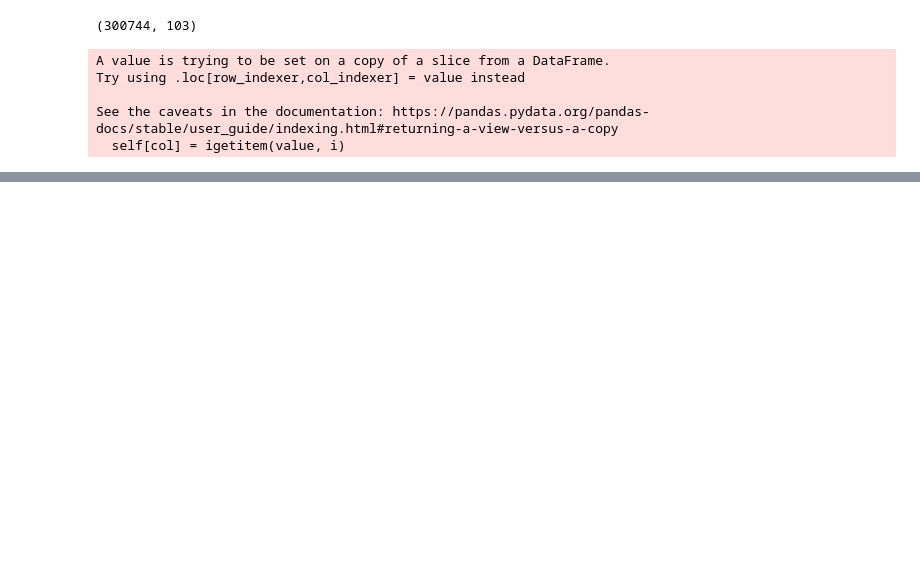
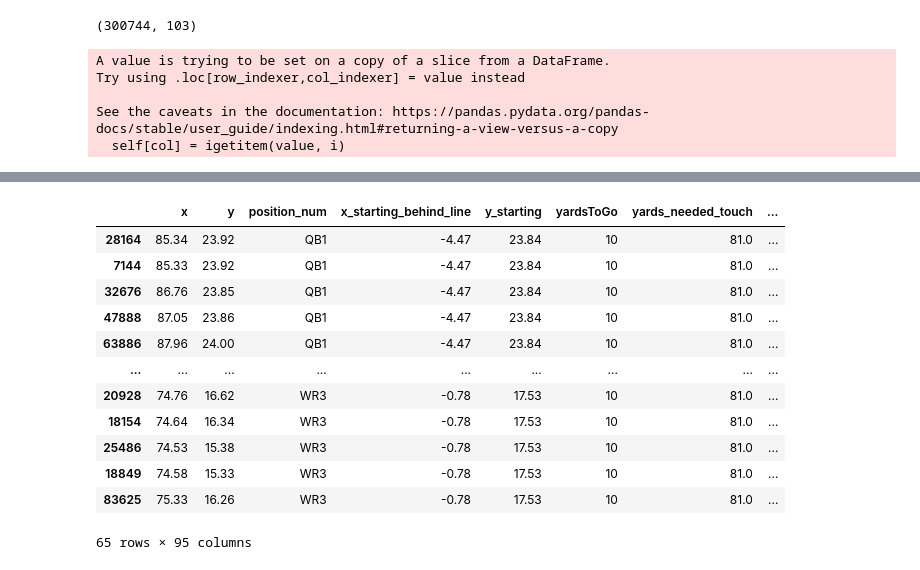
Before and after one commit to andrewbakert/NFL_Pass_Pred, a Jupyter notebook: route_pred.ipynb, the cells around one changed output, grey strips where cells are left out. Drawn from its saved outputs; the diff is of its cells as text; code cells hidden in the pictures; blank space fills up the shorter version.

```diff
--- a/route_pred.ipynb
+++ b/route_pred.ipynb
@@ -456,0 +332,25 @@ X_test_trans @ results_x.conf_int(alpha=0.05)
+# %%
+play1_test = play1_test[cols_chosen + ['playId', 'gameId', 'absoluteYardlineNumber']]
+# %%
+X_play1 = play1_test.drop(['x', 'y', 'playId', 'gameId', 'absoluteYardlineNumber'], axis=1)
+y_play1 = play1_test[['x', 'y']]
+# %%
+X_play1_tran = full_pipe.transform(X_play1)
+# %%
+play1_test[['x_pred', 'y_pred']] = best_model.predict(X_play1_tran)
+# %%
+play1_test
+# %% [output]
+|  | x | y | position_num | x_starting_behind_line | y_starting | yardsToGo | yards_needed_touch | ... |
+| 28164 | 85.34 | 23.92 | QB1 | -4.47 | 23.84 | 10 | 81.0 | ... |
+| 7144 | 85.33 | 23.92 | QB1 | -4.47 | 23.84 | 10 | 81.0 | ... |
+| 32676 | 86.76 | 23.85 | QB1 | -4.47 | 23.84 | 10 | 81.0 | ... |
+| 47888 | 87.05 | 23.86 | QB1 | -4.47 | 23.84 | 10 | 81.0 | ... |
+| 63886 | 87.96 | 24.00 | QB1 | -4.47 | 23.84 | 10 | 81.0 | ... |
+| ... | ... | ... | ... | ... | ... | ... | ... | ... |
+| 20928 | 74.76 | 16.62 | WR3 | -0.78 | 17.53 | 10 | 81.0 | ... |
+| 18154 | 74.64 | 16.34 | WR3 | -0.78 | 17.53 | 10 | 81.0 | ... |
+| 25486 | 74.53 | 15.38 | WR3 | -0.78 | 17.53 | 10 | 81.0 | ... |
+| 18849 | 74.58 | 15.33 | WR3 | -0.78 | 17.53 | 10 | 81.0 | ... |
+| 83625 | 75.33 | 16.26 | WR3 | -0.78 | 17.53 | 10 | 81.0 | ... |
+65 rows × 95 columns
```
Also changed, not shown: parts of 59 cells of this notebook, 9 other files.
